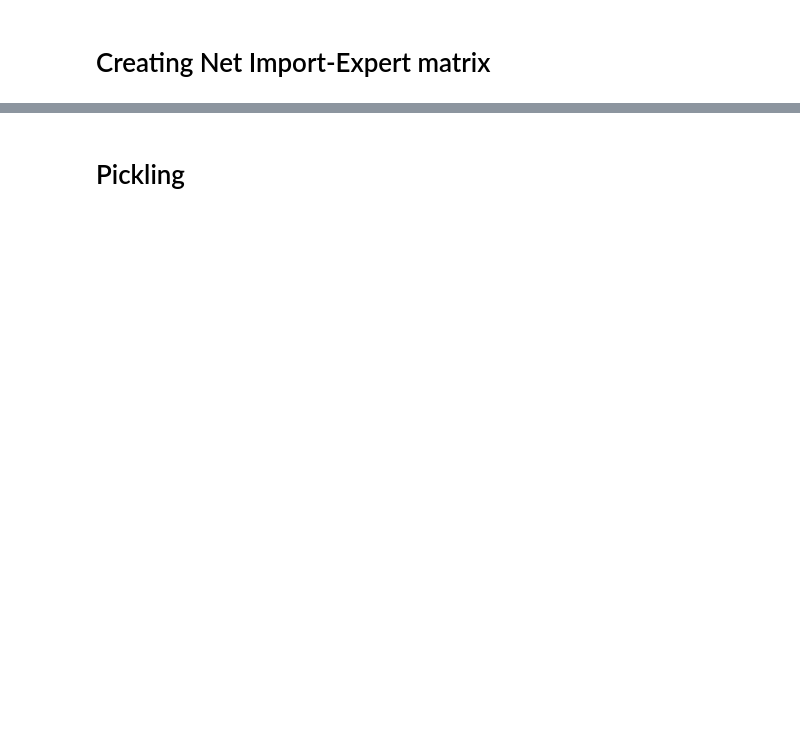
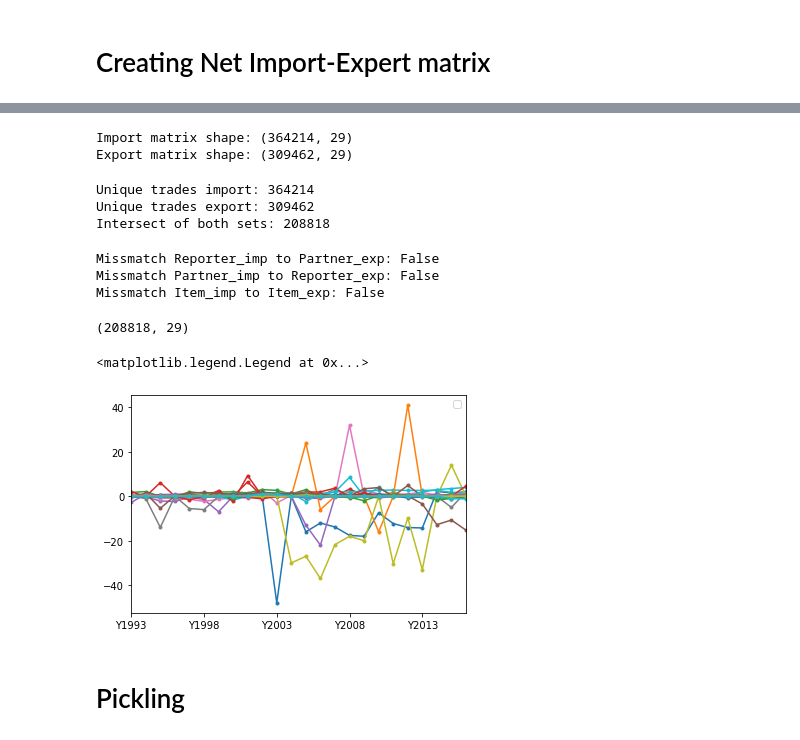
Before and after one commit to n-poulsen/GranADA, a Jupyter notebook: code/Dataset_Cleanup.ipynb, the cells around one changed output, grey strips where cells are left out. Cells and saved outputs as stored; diff of their text form; code cells hidden in the pictures; blank space fills up the shorter version.

Commit message:
Finished net import matrix

```diff
--- a/code/Dataset_Cleanup.ipynb
+++ b/code/Dataset_Cleanup.ipynb
@@ -717,3 +689,62 @@ df_trade
+# %%
+print("Import matrix shape:",df_imp.shape,"\nExport matrix shape:",df_exp.shape)
+# %% [output]
+Import matrix shape: (364214, 29)
+Export matrix shape: (309462, 29)
+# %%
+PRI_imp_ind = df_imp['Partner Countries'].astype(str)+df_imp['Reporter Countries'].astype(str)+df_imp['Item']
+PRI_imp = set(PRI_imp_ind.unique())
+
+RPI_exp_ind = df_exp['Reporter Countries'].astype(str)+df_exp['Partner Countries'].astype(str)+df_exp['Item']
+RPI_exp = set(RPI_exp_ind.unique())
+
+imp_exp_all = RPI_exp.intersection(PRI_imp)
+
+#Verifying uniqueness of set
+print("Unique trades import:",len(PRI_imp))
+print("Unique trades export:",len(RPI_exp))
+print("Intersect of both sets:",len(imp_exp_all))
+# %% [output]
+Unique trades import: 364214
+Unique trades export: 309462
+Intersect of both sets: 208818
+# %%
+df_imp_i = df_imp[[PRI in imp_exp_all for PRI in PRI_imp_ind]]
+df_exp_i = df_exp[[RPI in imp_exp_all for RPI in RPI_exp_ind]]
+# %%
+#Because improter-exporter are switched for the table, the matrices must be reordered for one of them.
+df_imp_i = df_imp_i.sort_values(by=['Reporter Countries', 'Partner Countries','Item'])
+df_imp_i.reset_index(drop=True,inplace=True)
+
+df_exp_i = df_exp_i.sort_values(by=['Partner Countries','Reporter Countries','Item'])
+df_exp_i.reset_index(drop=True,inplace=True)
+# %%
+print("Missmatch Reporter_imp to Partner_exp:",any(df_imp_i["Reporter Countries"] != df_exp_i["Partner Countries"]))
+print("Missmatch Partner_imp to Reporter_exp:",any(df_imp_i["Partner Countries"] != df_exp_i["Reporter Countries"]))
+print("Missmatch Item_imp to Item_exp:",any(df_imp_i["Item"] != df_exp_i["Item"]))
+# %% [output]
+Missmatch Reporter_imp to Partner_exp: False
+Missmatch Partner_imp to Reporter_exp: False
+Missmatch Item_imp to Item_exp: False
+# %%
+#calculating net import value
+df_neti_numbers = df_imp_i.loc[:,"Y1993":]-df_exp_i.loc[:,"Y1993":]
+
+df_neti_data = df_exp_i.loc[:,:"Unit"]
+df_neti_data["Unit"]="1000 US$/tonne"
+df_neti_data["Element"]="Net import minus export"
+
+df_neti = pd.concat([df_neti_data, df_neti_numbers], axis=1, sort=False)
+# %%
+df_neti.shape
+# %% [output]
+(208818, 29)
+# %%
+df_neti.loc[:,"Y1993":"Y2016"].transpose().iloc[:,range(1,200000,5000)].plot(style='.-')
+plt.legend([])
+# %% [output]
+<matplotlib.legend.Legend at 0x...>
+[figure, added]
 # %% [markdown]
 # Pickling
 # %%
```
Also changed, not shown: parts of 7 cells of this notebook.
